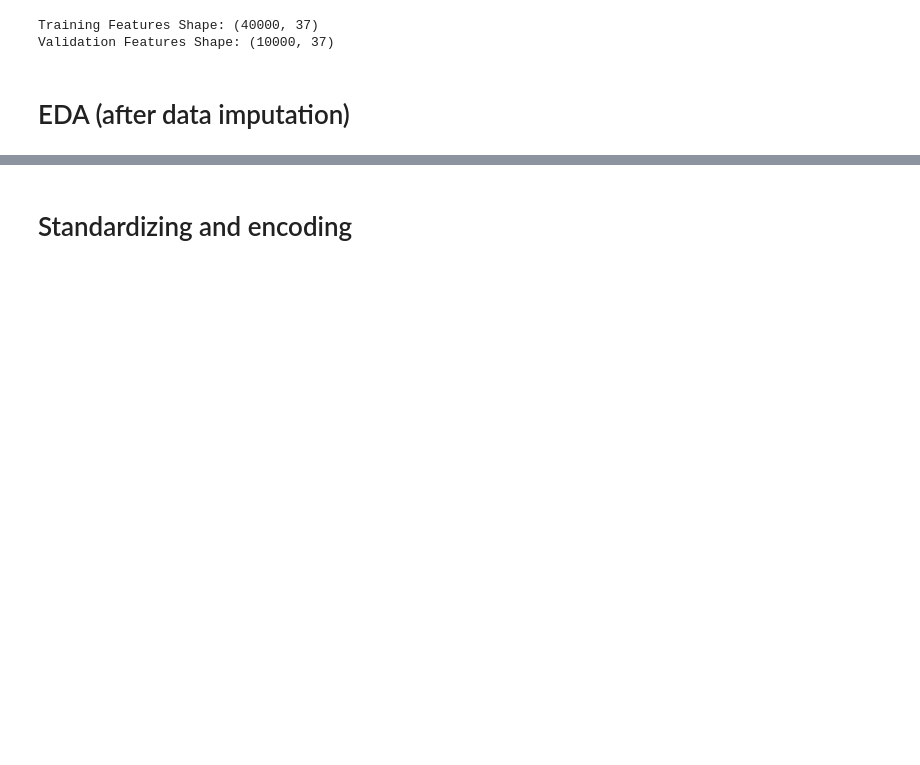
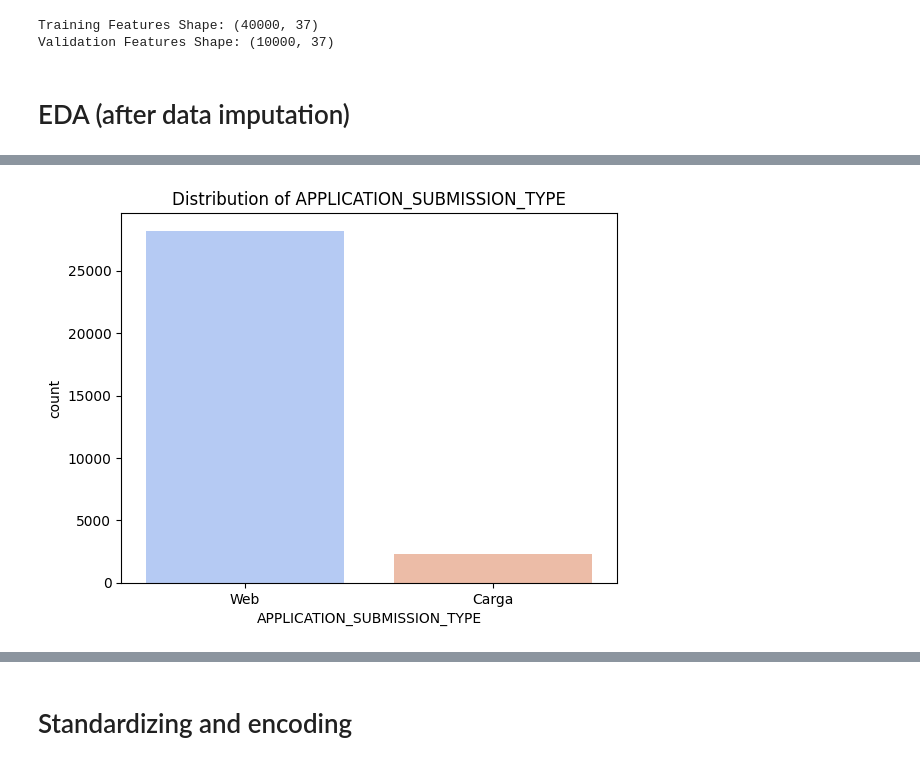
Before and after one commit to joelsolaeche/credit-risk-app, a Jupyter notebook: notebooks/ci_data_cleanup.ipynb, the cells around one changed output, grey strips where cells are left out. Drawn from its saved outputs; the diff is of its cells as text; code cells hidden in the pictures; blank space fills up the shorter version.

```diff
--- a/notebooks/ci_data_cleanup.ipynb
+++ b/notebooks/ci_data_cleanup.ipynb
@@ -351,0 +359,7 @@ sns.countplot(x = 'SEX', data = df)
+# %%
+#Show distribution of APPLICATION_SUBMISSION_TYPE variable
+sns.countplot(x='APPLICATION_SUBMISSION_TYPE', data=df, palette="coolwarm")
+plt.title("Distribution of APPLICATION_SUBMISSION_TYPE")
+plt.show()
+# %% [output]
+[figure, added]
```
Also changed, not shown: parts of 15 cells of this notebook.
